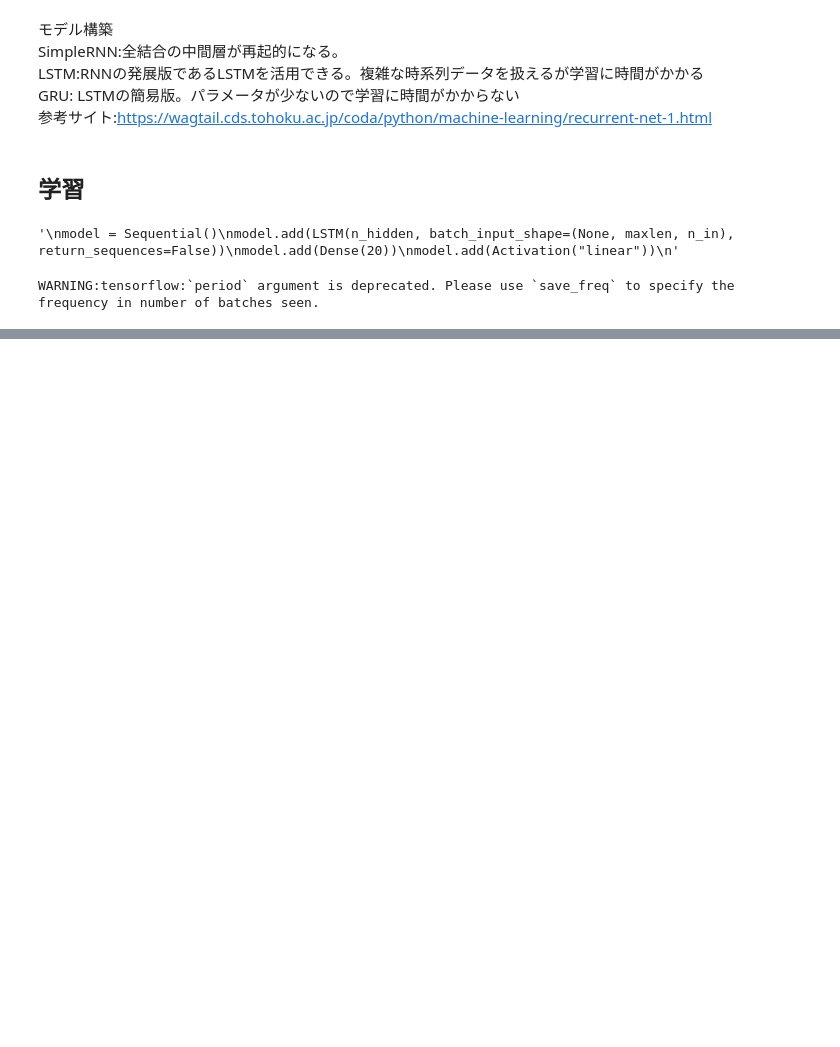
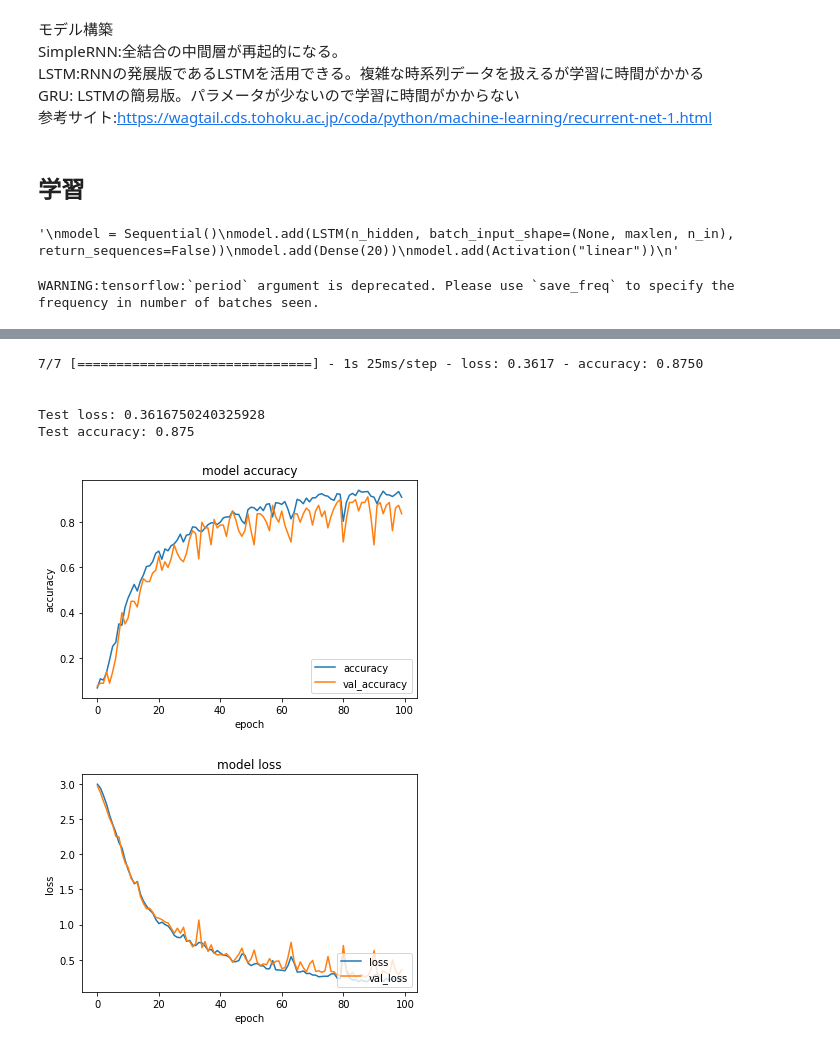
Before and after one commit to rikunemu/colab_study, a Jupyter notebook: pose_LSTM.ipynb, the cells around one changed output, grey strips where cells are left out. Cells and saved outputs as stored; diff of their text form; code cells hidden in the pictures; blank space fills up the shorter version.

```diff
--- a/pose_LSTM.ipynb
+++ b/pose_LSTM.ipynb
@@ -196,14 +196,14 @@ x_target = np.array(target)
 n_train = int(len(data)*0.9)
 #x_train,x_val = np.vsplit(x_data, [n_train])  # 学習データを訓練用とテスト用に分割
 #y_train,y_val = np.vsplit(y_col, [n_train])  # ラベルデータを訓練用とテスト用に分割
-#x_train, x_val = train_test_split(x_data, test_size=0.1,random_state=0)
-#y_train, y_val = train_test_split(y_col, test_size=0.1,random_state=0)
-x_train = x_data.astype(np.float)
+x_train, x_val = train_test_split(x_data, test_size=0.1,random_state=1)
+y_train, y_val = train_test_split(y_col, test_size=0.1,random_state=1)
+x_train = x_train.astype(np.float)
 x_test = x_target.astype(np.float)
 #y_test = y_test.astype(np.float)
-#y_train = y_train.astype(np.float)
-#y_val = y_val.astype(np.float)
-#x_val = x_val.astype(np.float)
+y_train = y_train.astype(np.float)
+y_val = y_val.astype(np.float)
+x_val = x_val.astype(np.float)
 # %%
 print(x_train.shape, x_test.shape, y_train.shape, y_test.shape)
 # %% [output]
@@ -249,7 +249,7 @@ model.compile(optimizer=adam,
               metrics=['accuracy'])
 # %%
 #from keras.callbacks import ModelCheckpoint
-modelCheckpoint = ModelCheckpoint(filepath ='/content/drive/MyDrive/data分析/join_csv/lstmpose2.h5',
+modelCheckpoint = ModelCheckpoint(filepath ='/content/drive/MyDrive/data分析/join_csv/lstmpose.h5',
                                   monitor='val_accuracy',
                                   verbose=1,
                                   save_best_only=True,
@@ -263,7 +263,7 @@ history = model.fit(x_train, y_train,
                     batch_size=batch_size,
                     epochs=100,
                     verbose=1,
-                    validation_data=(x_test, y_test),
+                    validation_data=(x_val, y_val),
                     validation_batch_size=10,
                     callbacks=[modelCheckpoint]
                     )
@@ -290,0 +288,38 @@ Epoch 00100: val_accuracy did not improve from 0.94500
+# %%
+score = model.evaluate(x_test,y_test,verbose=1)
+print("\n")
+print("Test loss:",score[0])
+print("Test accuracy:",score[1])
+# %% [output]
+7/7 [==============================] - 1s 25ms/step - loss: 0.3617 - accuracy: 0.8750
+
+
+Test loss: 0.3616750240325928
+Test accuracy: 0.875
+# %%
+def plot_history(history):
+    # print(history.history.keys())
+
+    # 精度の履歴をプロット
+    plt.plot(history.history['accuracy'])
+    plt.plot(history.history['val_accuracy'])
+    plt.title('model accuracy')
+    plt.xlabel('epoch')
+    plt.ylabel('accuracy')
+    plt.legend(['accuracy', 'val_accuracy'], loc='lower right')
+    plt.show()
+
+    # 損失の履歴をプロット
+    plt.plot(history.history['loss'])
+    plt.plot(history.history['val_loss'])
+    plt.title('model loss')
+    plt.xlabel('epoch')
+    plt.ylabel('loss')
+    plt.legend(['loss', 'val_loss'], loc='lower right')
+    plt.show()
+# %%
+# 学習履歴をプロット
+plot_history(history)
+# %% [output]
+[figure, added]
+[figure, added]
```
Also changed, not shown: parts of 4 cells of this notebook.
